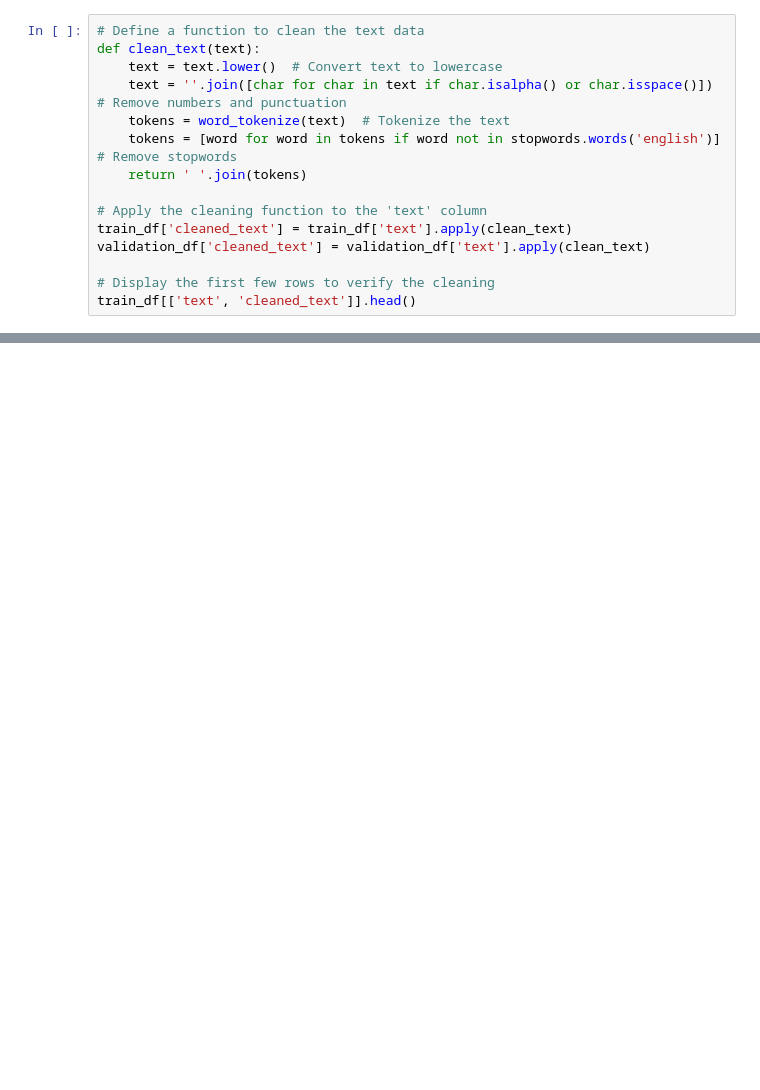
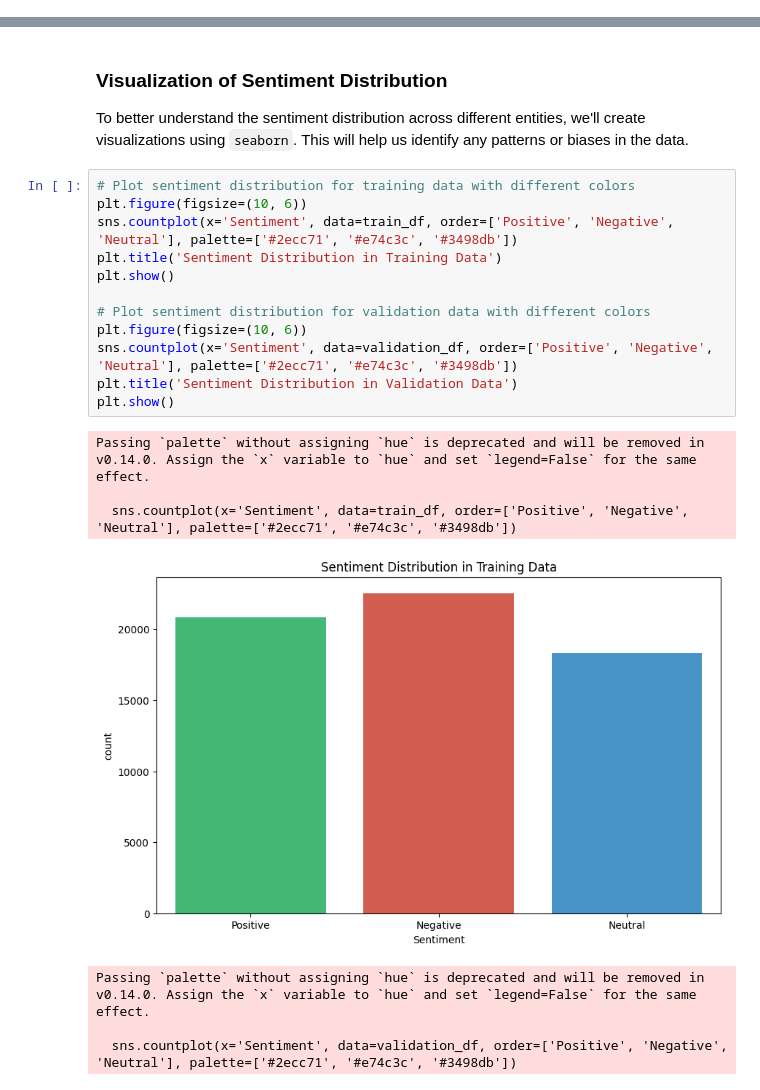
Before and after one commit to keerthana-1006/PRODIGY_DS_04, a Jupyter notebook: Task 4.ipynb, the cells around one changed output, grey strips where cells are left out. Cells and saved outputs as stored; diff of their text form; blank space fills up the shorter version.

```diff
--- a/Task 4.ipynb
+++ b/Task 4.ipynb
@@ -95,15 +17,0 @@ train_df.head()
-# %%
-# Define a function to clean the text data
-def clean_text(text):
-    text = text.lower()  # Convert text to lowercase
-    text = ''.join([char for char in text if char.isalpha() or char.isspace()])  # Remove numbers and punctuation
-    tokens = word_tokenize(text)  # Tokenize the text
-    tokens = [word for word in tokens if word not in stopwords.words('english')]  # Remove stopwords
-    return ' '.join(tokens)
-
-# Apply the cleaning function to the 'text' column
-train_df['cleaned_text'] = train_df['text'].apply(clean_text)
-validation_df['cleaned_text'] = validation_df['text'].apply(clean_text)
-
-# Display the first few rows to verify the cleaning
-train_df[['text', 'cleaned_text']].head()
@@ -111,0 +109,23 @@ KeyError: 'text'
+# %% [markdown]
+### **Visualization of Sentiment Distribution**
+To better understand the sentiment distribution across different entities, we'll create visualizations using `seaborn`. This will help us identify any patterns or biases in the data.
+# %%
+# Plot sentiment distribution for training data with different colors
+plt.figure(figsize=(10, 6))
+sns.countplot(x='Sentiment', data=train_df, order=['Positive', 'Negative', 'Neutral'], palette=['#2ecc71', '#e74c3c', '#3498db'])
+plt.title('Sentiment Distribution in Training Data')
+plt.show()
+
+# Plot sentiment distribution for validation data with different colors
+plt.figure(figsize=(10, 6))
+sns.countplot(x='Sentiment', data=validation_df, order=['Positive', 'Negative', 'Neutral'], palette=['#2ecc71', '#e74c3c', '#3498db'])
+plt.title('Sentiment Distribution in Validation Data')
+plt.show()
+# %% [output]
+Passing `palette` without assigning `hue` is deprecated and will be removed in v0.14.0. Assign the `x` variable to `hue` and set `legend=False` for the same effect.
+
+  sns.countplot(x='Sentiment', data=train_df, order=['Positive', 'Negative', 'Neutral'], palette=['#2ecc71', '#e74c3c', '#3498db'])
+[figure, added]
+Passing `palette` without assigning `hue` is deprecated and will be removed in v0.14.0. Assign the `x` variable to `hue` and set `legend=False` for the same effect.
+
+  sns.countplot(x='Sentiment', data=validation_df, order=['Positive', 'Negative', 'Neutral'], palette=['#2ecc71', '#e74c3c', '#3498db'])
```
Also changed, not shown: parts of 32 cells of this notebook.
